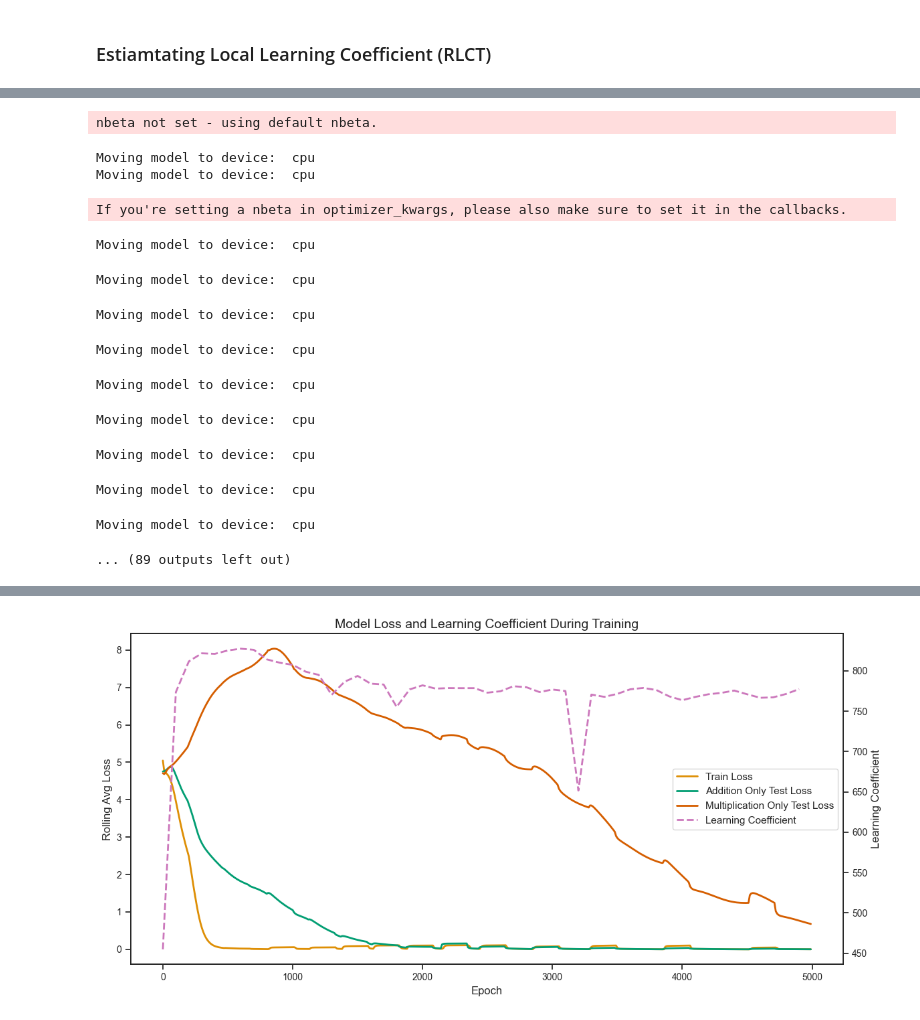
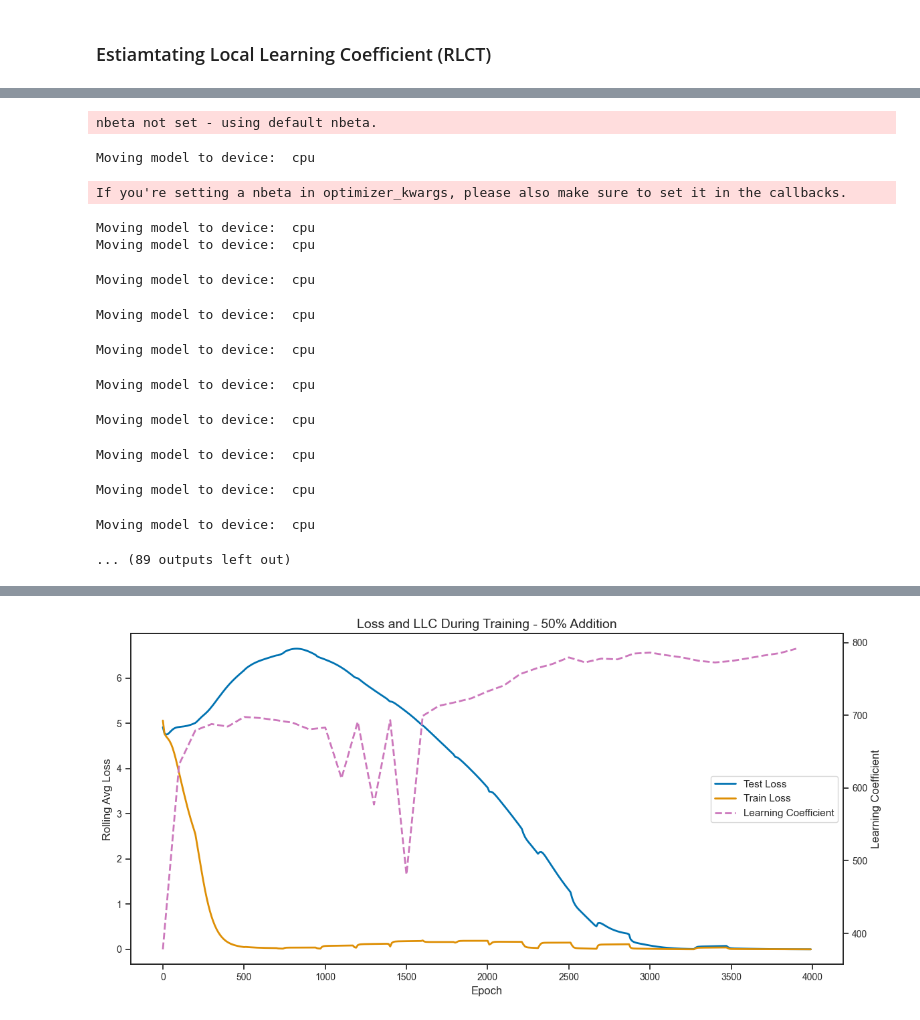
Before and after one commit to james-sullivan/ArithmeticTransformer, a Jupyter notebook: src/GrokkingAdditionMultiplication.ipynb, the cells around one changed output, grey strips where cells are left out. Drawn from its saved outputs; the diff is of its cells as text; code cells hidden in the pictures.

```diff
--- a/src/GrokkingAdditionMultiplication.ipynb
+++ b/src/GrokkingAdditionMultiplication.ipynb
@@ -270,13 +264,7 @@ wd = 1.
 betas = (0.90, 0.98)
 optimizer = torch.optim.AdamW(model.parameters(), lr=lr, weight_decay=wd, betas=betas)
 # %%
-def loss_fn(logits, labels):
-    if len(logits.shape)==3:
-        logits = logits[:, -1]
-    logits = logits.to(torch.float64)
-    log_probs = logits.log_softmax(dim=-1)
-    correct_log_probs = log_probs.gather(dim=-1, index=labels[:, None])[:, 0]
-    return -correct_log_probs.mean()
+from helpers import loss_fn
 
 train_logits = model(train_data)
 train_loss = loss_fn(train_logits, train_labels)
@@ -291,7 +279,7 @@ test_loss = 5.06579144378938
 ## Actually Train
 # %%
 num_epochs = 6000
-checkpoint_every = 100
+checkpoint_every = 50
 train_losses = []
 test_losses = []
 add_test_losses = []
@@ -356,5 +371,5 @@ if TRAIN_MODEL:
 # %%
-LOAD_LOCATION = "../saves/grokking_add_multi_0.7.pth"
+LOAD_LOCATION = "../saves/grokking_add_multi_0.5.pth"
 if not TRAIN_MODEL:
     cached_data = torch.load(LOAD_LOCATION, weights_only=False)
     model.load_state_dict(cached_data['model'])
@@ -408,8 +471,7 @@ def evaluate(model, data):
         "logits": model(inputs)
     }
 
-llc_estimates_sgld = []
-llc_estimates_sgld = []
+llc_estimates = []
 
 for saved_model in tqdm.tqdm(model_checkpoints):
     model.load_state_dict(saved_model)
@@ -428,26 +490,15 @@ for saved_model in tqdm.tqdm(model_checkpoints):
             )
     llc_estimates.append(result)
     print(f"result = {result}")
-'''
-    plot_trace(
-        results["llc/trace"],
-        "Loss",
-        x_axis="Step",
-        title=f"Loss Trace, avg LLC = {sum(results['llc/means']) / len(results['llc/means']):.2f}",
-        plot_mean=False,
-        plot_std=False,
-        fig_size=(12, 9),
-        true_lc=None,
-    )
-'''
+
 # Graph the LLC estimates
 line(llc_estimates, xaxis="Epoch", yaxis="LLC", title="Learning Coefficient Estimates", log_y=False, toggle_x=True, toggle_y=True)
 # %% [output]
 nbeta not set - using default nbeta.
 Moving model to device:  cpu
-Moving model to device:  cpu
 If you're setting a nbeta in optimizer_kwargs, please also make sure to set it in the callbacks.
 Moving model to device:  cpu
+Moving model to device:  cpu
 Moving model to device:  cpu
 Moving model to device:  cpu
 Moving model to device:  cpu
@@ -467,42 +518,42 @@ import matplotlib.pyplot as plt
 import numpy as np
 
 # Assuming you have your data prepared as before
-epochs = np.arange(0, 5000, 10)
-lc_epochs = np.arange(0, 5000, 100)
+epochs = np.arange(0, 4000, 10)
+lc_epochs = np.arange(0, 4000, 100)
 
 # Set up the plot
 plt.figure(figsize=(12, 6))
 sns.set_style("ticks")
 
 # Create the main axis
 ax1 = plt.gca()
 
 # Plot loss curves
-#ax1.plot(epochs, test_losses_avg[::10], color=colors[0], label='Test Loss', linewidth=2)
+ax1.plot(epochs, test_losses_avg[::10], color=colors[0], label='Test Loss', linewidth=2)
 ax1.plot(epochs, train_losses_avg[::10], color=colors[1], label='Train Loss', linewidth=2)
-ax1.plot(epochs, add_test_losses_avg, color=colors[2], label='Addition Only Test Loss', linewidth=2)
-ax1.plot(epochs, multi_test_losses_avg, color=colors[3], label='Multiplication Only Test Loss', linewidth=2)
+#ax1.plot(epochs, add_test_losses_avg, color=colors[2], label='Addition Only Test Loss', linewidth=2)
+#ax1.plot(epochs, multi_test_losses_avg, color=colors[3], label='Multiplication Only Test Loss', linewidth=2)
 
 # Set up the second y-axis for learning coefficient
 ax2 = ax1.twinx()
-ax2.plot(lc_epochs, llc_estimates, color=colors[4], linestyle='--', label='Learning Coefficient', linewidth=2)
+ax2.plot(lc_epochs, llc_estimates[:4000], color=colors[4], linestyle='--', label='Learning Coefficient', linewidth=2)
 
 # Customize the plot
 ax1.set_xlabel('Epoch', fontsize=12)
 ax1.set_ylabel('Rolling Avg Loss', fontsize=12)
 ax2.set_ylabel('Learning Coefficient', fontsize=12)
-plt.title('Model Loss and Learning Coefficient During Training', fontsize=14)
+plt.title(f"Loss and LLC During Training - {addition_frac*100:.0f}% Addition", fontsize=14)
 
 # Adjust tick parameters
 ax1.tick_params(axis='both', which='major', labelsize=10)
 ax2.tick_params(axis='y', which='major', labelsize=10)
 
 # Create a combined legend
 lines1, labels1 = ax1.get_legend_handles_labels()
 lines2, labels2 = ax2.get_legend_handles_labels()
 ax1.legend(lines1 + lines2, labels1 + labels2, loc='center right') # bbox_to_anchor=(1.1, 1), fontsize=10)
 
 plt.tight_layout()
 plt.show()
 # %% [output]
-[figure, old version]
+[figure, new version]
```
Also changed, not shown: parts of 8 cells of this notebook, 6 other files.
